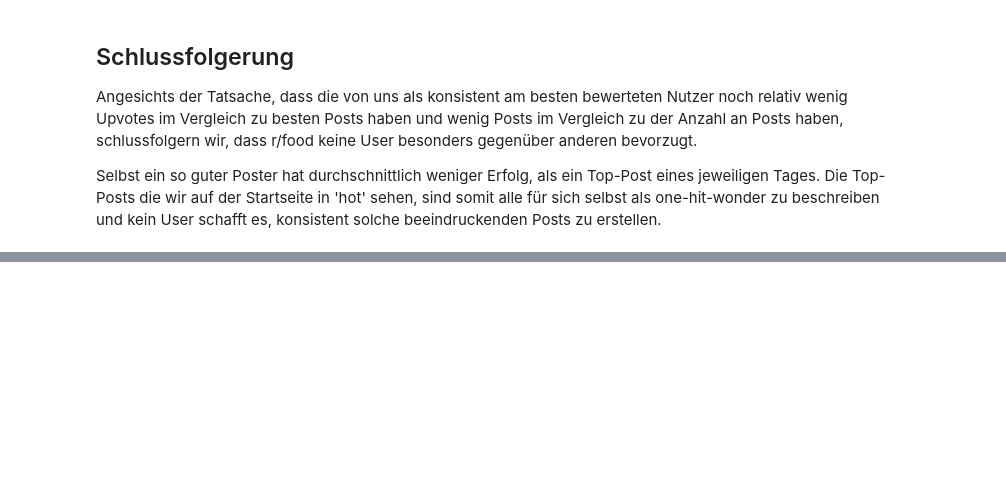
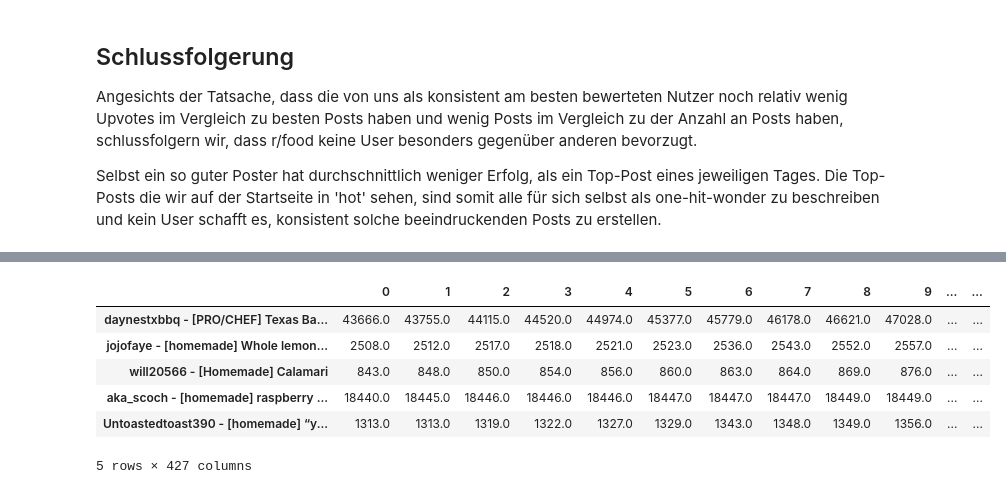
Before and after one commit to ZerhackerJagi/food_dashboard, a Jupyter notebook: top_author.ipynb, the cells around one changed output, grey strips where cells are left out. Cells and saved outputs as stored; diff of their text form; code cells hidden in the pictures; blank space fills up the shorter version.

```diff
--- a/top_author.ipynb
+++ b/top_author.ipynb
@@ -159,0 +205,12 @@ Selbst ein so guter Poster hat durchschnittlich weniger Erfolg, als ein Top-Post
+# %%
+author_title_df = pd.DataFrame(dict([ (k,pd.Series(v)) for k,v in author_title_dict.items() ]))
+author_title_df = author_title_df.T
+author_title_df.head(5)
+# %% [output]
+|  | 0 | 1 | 2 | 3 | 4 | 5 | 6 | 7 | 8 | 9 | ... | ... |
+| daynestxbbq - [PRO/CHEF] Texas Ba... | 43666.0 | 43755.0 | 44115.0 | 44520.0 | 44974.0 | 45377.0 | 45779.0 | 46178.0 | 46621.0 | 47028.0 | ... | ... |
+| jojofaye - [homemade] Whole lemon... | 2508.0 | 2512.0 | 2517.0 | 2518.0 | 2521.0 | 2523.0 | 2536.0 | 2543.0 | 2552.0 | 2557.0 | ... | ... |
+| will20566 - [Homemade] Calamari | 843.0 | 848.0 | 850.0 | 854.0 | 856.0 | 860.0 | 863.0 | 864.0 | 869.0 | 876.0 | ... | ... |
+| aka_scoch - [homemade] raspberry ... | 18440.0 | 18445.0 | 18446.0 | 18446.0 | 18446.0 | 18447.0 | 18447.0 | 18447.0 | 18449.0 | 18449.0 | ... | ... |
+| Untoastedtoast390 - [homemade] “y... | 1313.0 | 1313.0 | 1319.0 | 1322.0 | 1327.0 | 1329.0 | 1343.0 | 1348.0 | 1349.0 | 1356.0 | ... | ... |
+5 rows × 427 columns
```
Also changed, not shown: parts of 18 cells of this notebook.
